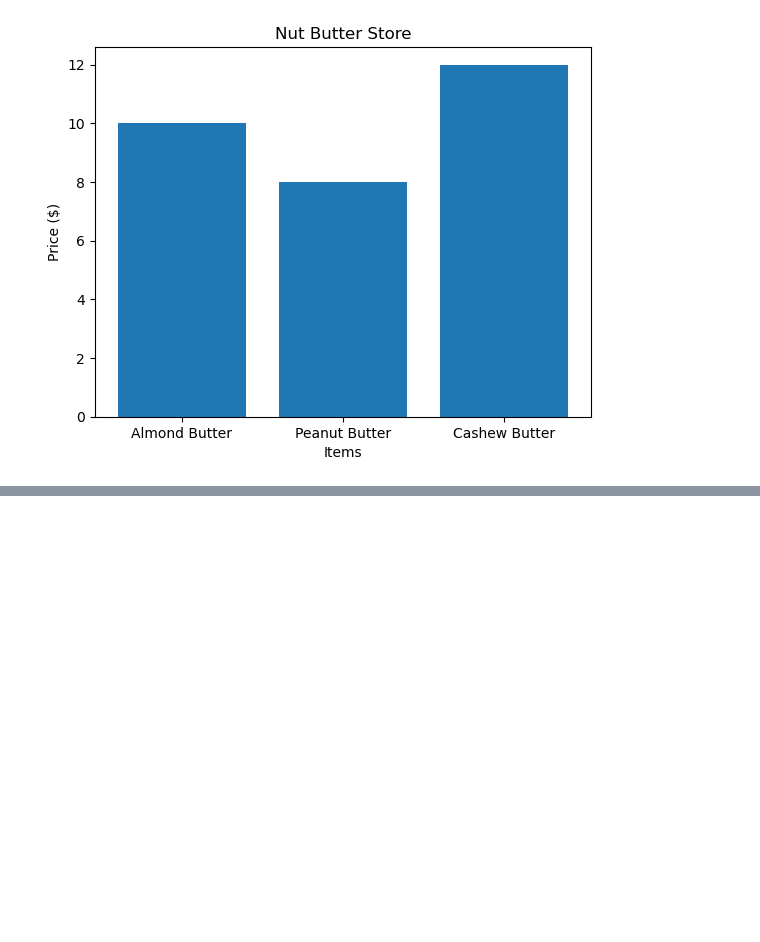
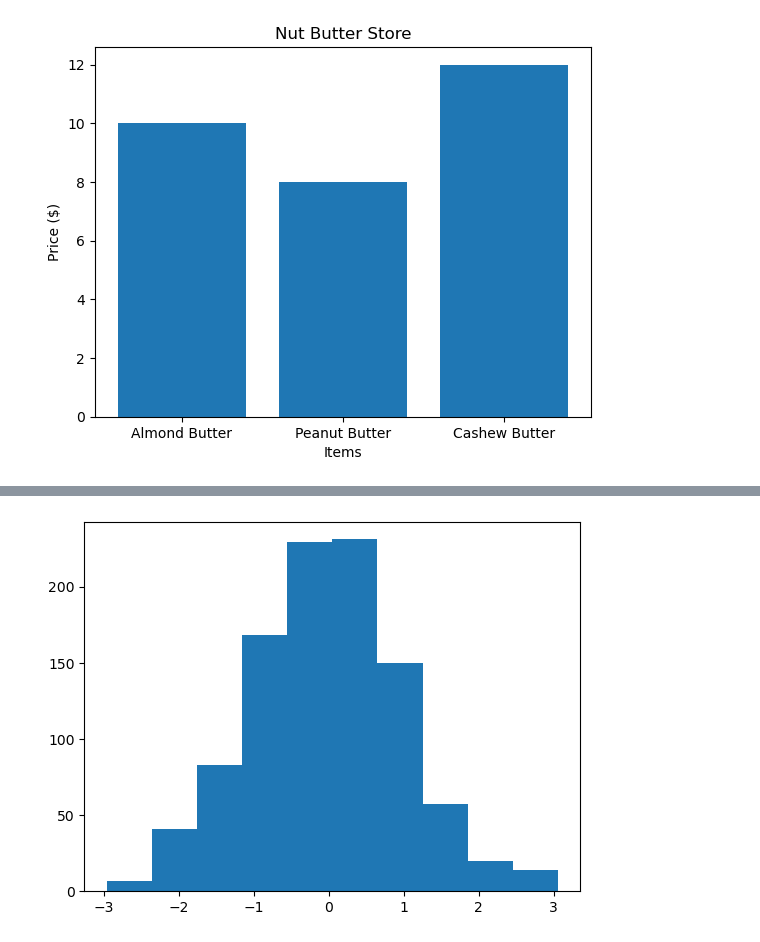
Before and after one commit to DevSen101/ML-Bootcamp, a Jupyter notebook: Matplotlib/Introduction-to-Matplotlib.ipynb, the cells around one changed output, grey strips where cells are left out. Saved outputs shown, nothing was run; the diff lists cells and outputs as text; code cells hidden in the pictures; blank space fills up the shorter version.

```diff
--- a/Matplotlib/Introduction-to-Matplotlib.ipynb
+++ b/Matplotlib/Introduction-to-Matplotlib.ipynb
@@ -166,0 +188,6 @@ ax.set(title="Nut Butter Store",
+# %%
+x = np.random.randn(1000)
+fig, ax = plt.subplots()
+ax.hist(x);
+# %% [output]
+[figure, added]
```
Also changed, not shown: parts of 9 cells of this notebook.
